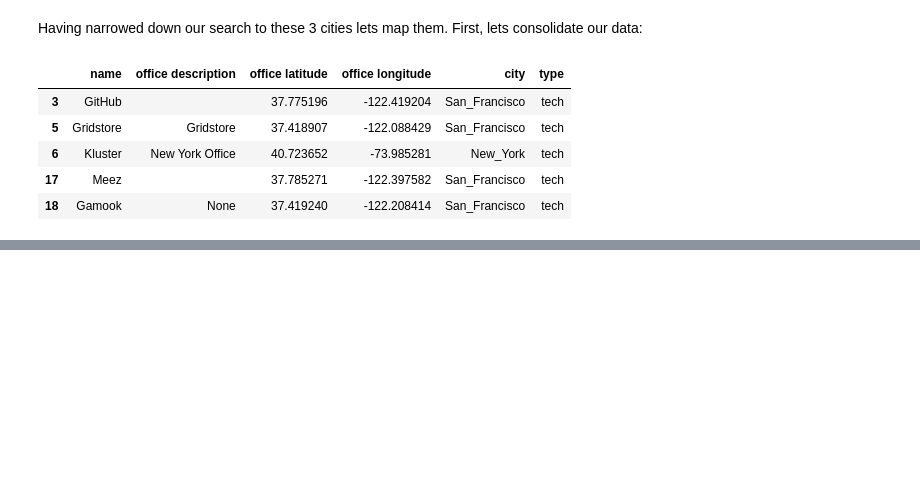
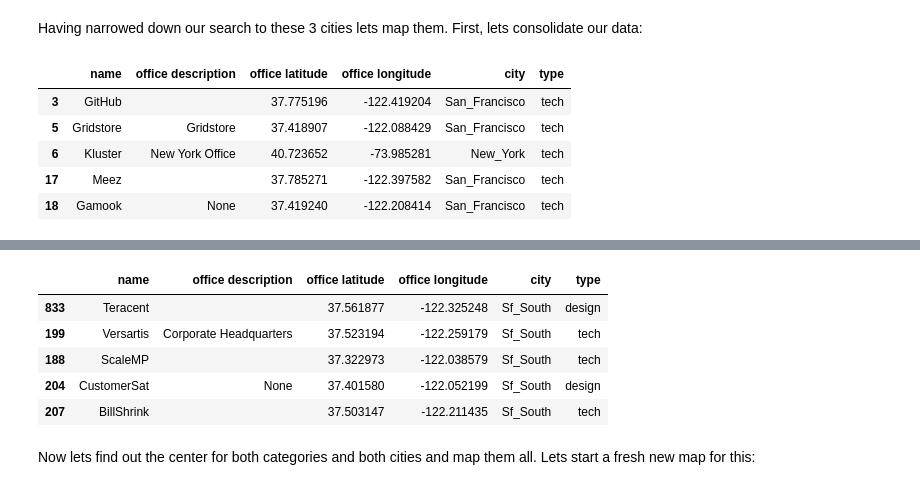
Before and after one commit to castrokike/project-III-geospatial-data, a Jupyter notebook: Analysis.ipynb, the cells around one changed output, grey strips where cells are left out. Saved outputs shown, nothing was run; the diff lists cells and outputs as text; code cells hidden in the pictures; blank space fills up the shorter version.

```diff
--- a/Analysis.ipynb
+++ b/Analysis.ipynb
@@ -165,0 +208,12 @@ mean_coordinates(final_data[(final_data["city"] == "San_Francisco")&(final_data[
+# %%
+sf_south = sf_south[sf_south["city"]=="Sf_South"]
+sf_south.sample(5)
+# %% [output]
+|  | name | office description | office latitude | office longitude | city | type |
+| 833 | Teracent |  | 37.561877 | -122.325248 | Sf_South | design |
+| 199 | Versartis | Corporate Headquarters | 37.523194 | -122.259179 | Sf_South | tech |
+| 188 | ScaleMP |  | 37.322973 | -122.038579 | Sf_South | tech |
+| 204 | CustomerSat | None | 37.401580 | -122.052199 | Sf_South | design |
+| 207 | BillShrink |  | 37.503147 | -122.211435 | Sf_South | tech |
+# %% [markdown]
+Now lets find out the center for both categories and both cities and map them all. Lets start a fresh new map for this:
```
Also changed, not shown: parts of 17 cells of this notebook, 1 other file.
